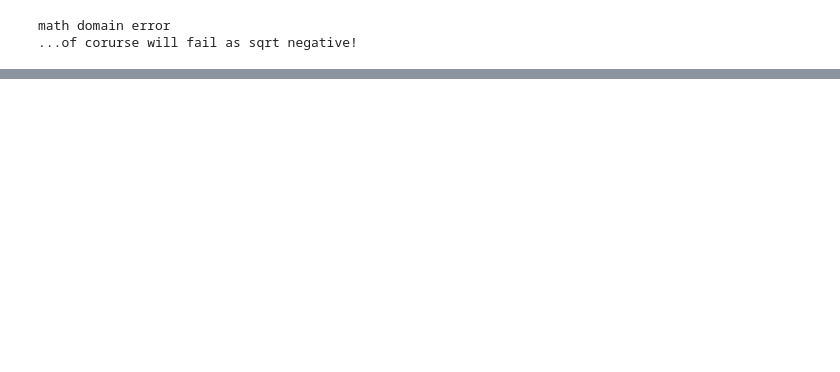
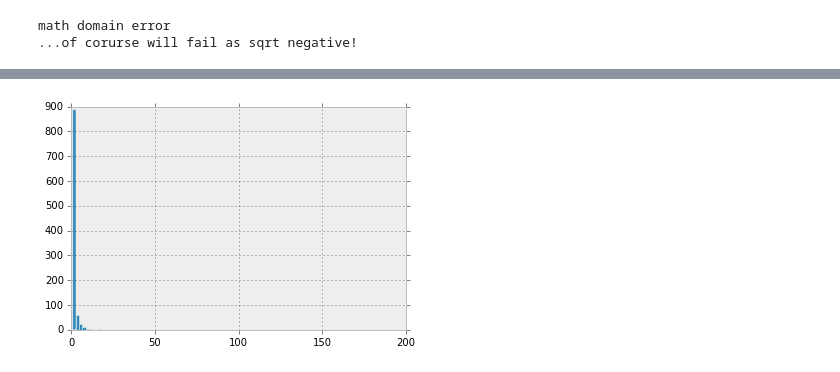
Before and after one commit to giulioungaretti/stats2013, a Jupyter notebook: ProblemSet/3.1.ipynb, the cells around one changed output, grey strips where cells are left out. Drawn from its saved outputs; the diff is of its cells as text; code cells hidden in the pictures; blank space fills up the shorter version.

```diff
--- a/ProblemSet/3.1.ipynb
+++ b/ProblemSet/3.1.ipynb
@@ -78,0 +102,4 @@ math domain error
+# %%
+hist(data,bins=100);
+# %% [output]
+[figure, added]
```
Also changed, not shown: parts of 10 cells of this notebook, 1 other file.
